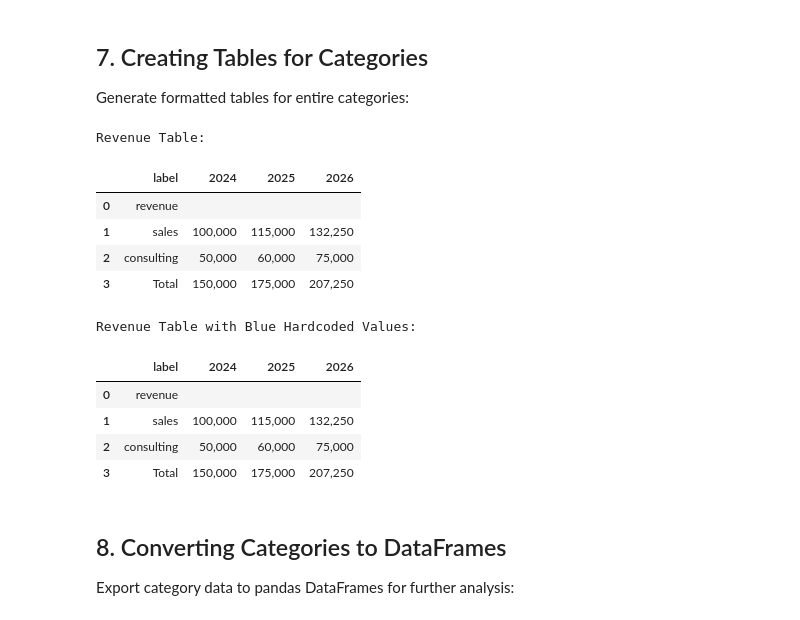
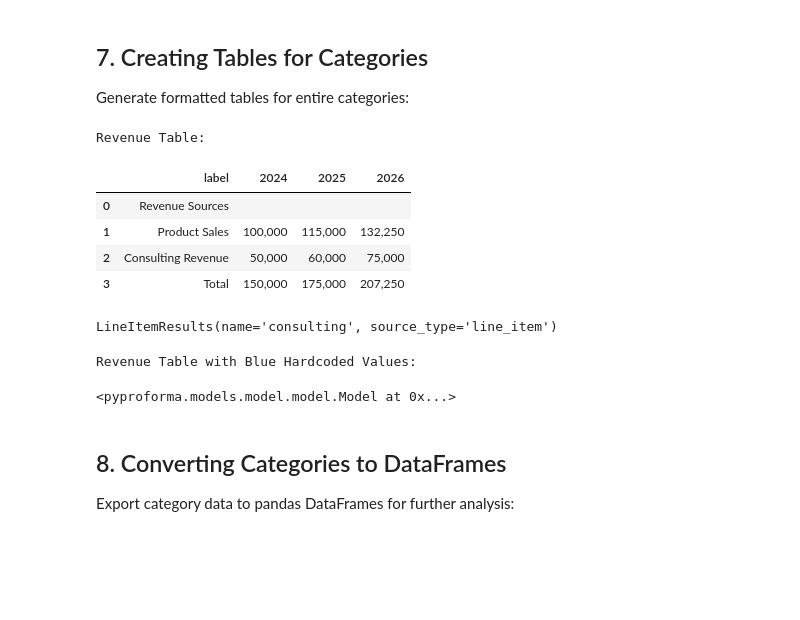
Before and after one commit to rhannay/pyproforma, a Jupyter notebook: examples/for_docs/working-with-categories.ipynb, the cells around one changed output. Cells and saved outputs as stored; diff of their text form; code cells hidden in the pictures; blank space fills up the shorter version.

```diff
--- a/examples/for_docs/working-with-categories.ipynb
+++ b/examples/for_docs/working-with-categories.ipynb
@@ -180,31 +180,32 @@ consulting: {2024: 50000, 2025: 60000, 2026: 75000}
 Generate formatted tables for entire categories:
 # %%
 # Create a table for a category
-revenue_table = model.category('revenue').table()
+revenue_table = explicit_model.category('revenue').table()
 print("Revenue Table:")
 revenue_table
 
 # Display the table
 revenue_table
 # %% [output]
 Revenue Table:
 |  | label | 2024 | 2025 | 2026 |
-| 0 | revenue |  |  |  |
-| 1 | sales | 100,000 | 115,000 | 132,250 |
-| 2 | consulting | 50,000 | 60,000 | 75,000 |
+| 0 | Revenue Sources |  |  |  |
+| 1 | Product Sales | 100,000 | 115,000 | 132,250 |
+| 2 | Consulting Revenue | 50,000 | 60,000 | 75,000 |
 | 3 | Total | 150,000 | 175,000 | 207,250 |
+# %%
+model['consulting']
+# %% [output]
+LineItemResults(name='consulting', source_type='line_item')
 # %%
 # Customize table appearance with colored hardcoded values
 revenue_table_colored = model.category('revenue').table(hardcoded_color='blue')
 print("\nRevenue Table with Blue Hardcoded Values:")
 revenue_table_colored
+model
 # %% [output]
 Revenue Table with Blue Hardcoded Values:
-|  | label | 2024 | 2025 | 2026 |
-| 0 | revenue |  |  |  |
-| 1 | sales | 100,000 | 115,000 | 132,250 |
-| 2 | consulting | 50,000 | 60,000 | 75,000 |
-| 3 | Total | 150,000 | 175,000 | 207,250 |
+<pyproforma.models.model.model.Model at 0x...>
 # %% [markdown]
 ## 8. Converting Categories to DataFrames
 
```
Also changed, not shown: 3 other files.
